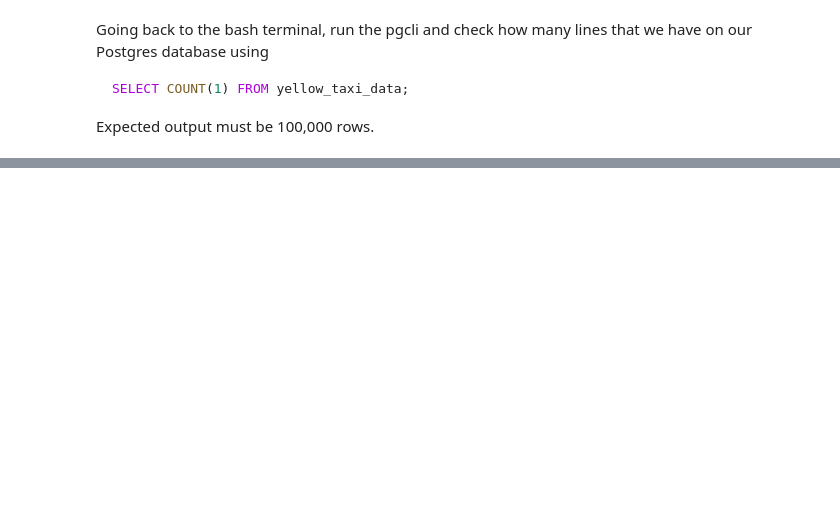
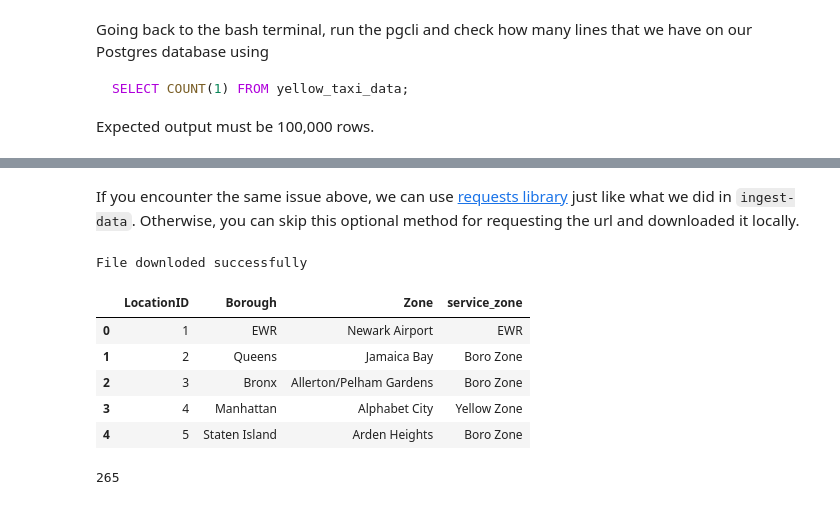
Before and after one commit to dani-gallego/data-engg-zoomcamp, a Jupyter notebook: 01-introduction/docker_sql/upload-data.ipynb, the cells around one changed output, grey strips where cells are left out. Drawn from its saved outputs; the diff is of its cells as text; code cells hidden in the pictures; blank space fills up the shorter version.

Commit message:
updated upload-data includes zones table

```diff
--- a/01-introduction/docker_sql/upload-data.ipynb
+++ b/01-introduction/docker_sql/upload-data.ipynb
@@ -270,0 +290,33 @@ We have successfully inserted all of the data to the Postgres container. You may
+# %% [markdown]
+If you encounter the same issue above, we can use [requests library](https://pypi.org/project/requests) just like what we did in `ingest-data`. Otherwise, you can skip this optional method for requesting the url and downloaded it locally.
+# %%
+import requests
+
+# Copy the link address
+URL = "https://d37ci6vzurychx.cloudfront.net/misc/taxi_zone_lookup.csv"
+response = requests.get(URL)
+
+with open("taxi_zone_lookup.csv", "wb") as file:
+    file.write(response.content)
+
+# Print if file downloaded successfully
+print("File downloded successfully")
+# %% [output]
+File downloded successfully
+# %%
+# Let's store the downloaded file into our dataframe called df_zones
+
+df_zones = pd.read_csv('taxi_zone_lookup.csv')
+# %%
+df_zones.head()
+# %% [output]
+|  | LocationID | Borough | Zone | service_zone |
+| 0 | 1 | EWR | Newark Airport | EWR |
+| 1 | 2 | Queens | Jamaica Bay | Boro Zone |
+| 2 | 3 | Bronx | Allerton/Pelham Gardens | Boro Zone |
+| 3 | 4 | Manhattan | Alphabet City | Yellow Zone |
+| 4 | 5 | Staten Island | Arden Heights | Boro Zone |
+# %%
+df_zones.to_sql(name='zones', con=engine, if_exists='replace')
+# %% [output]
+265
```
Also changed, not shown: parts of 6 cells of this notebook.
